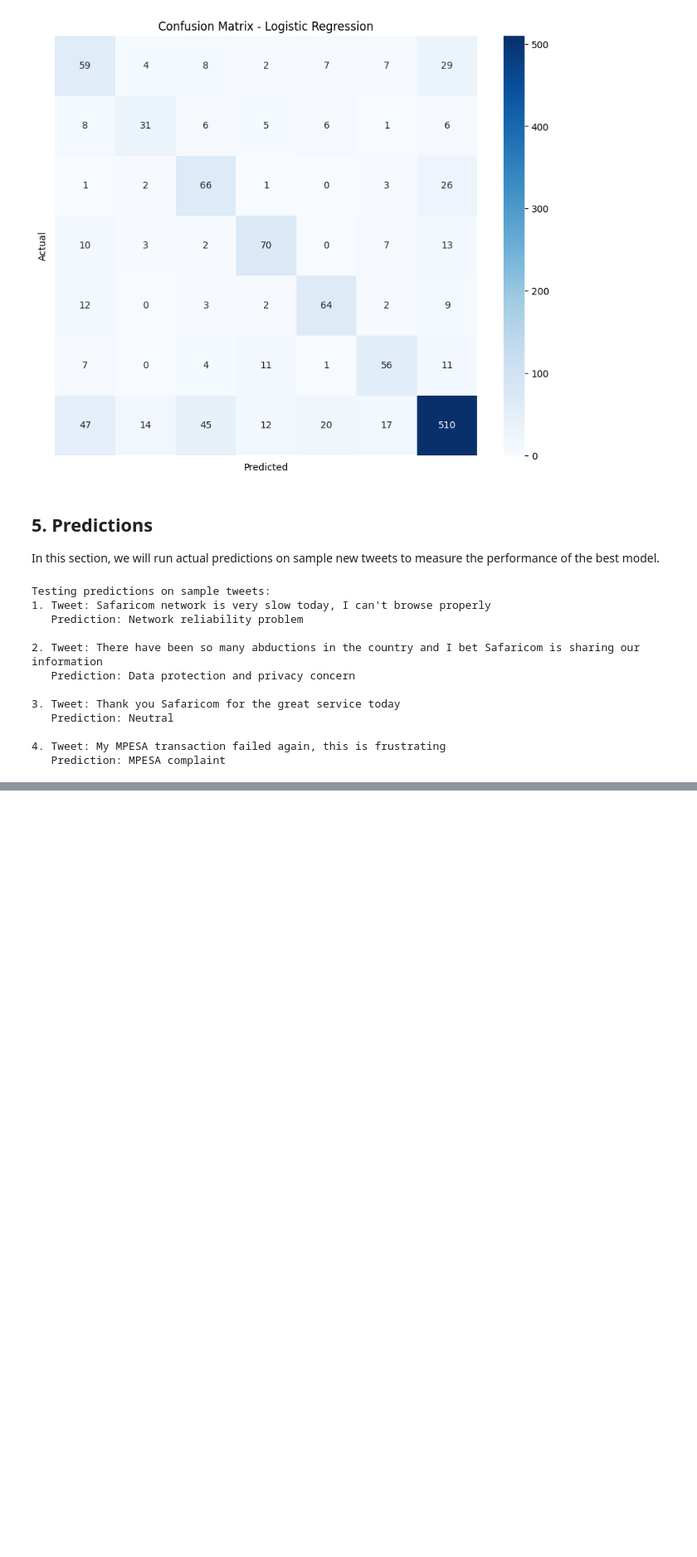
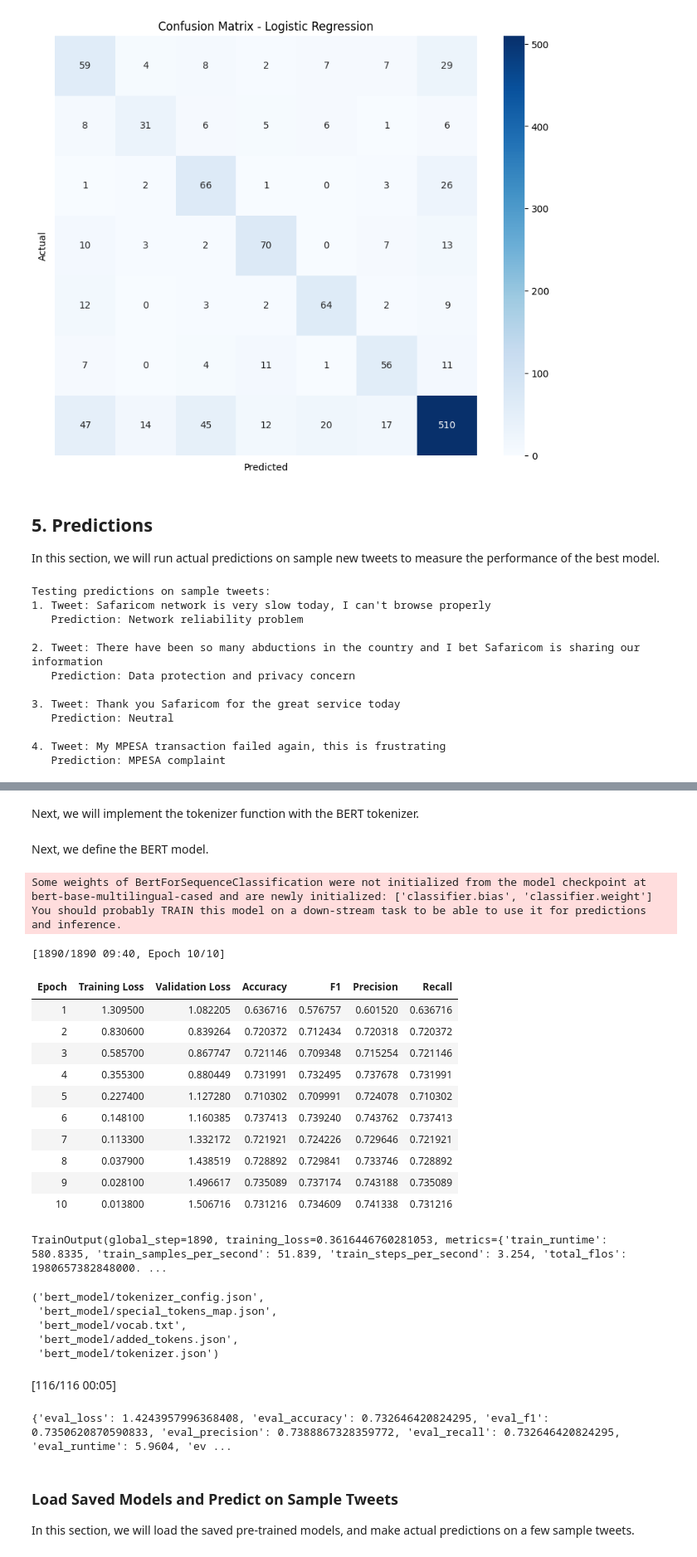
Before and after one commit to Patricknmaina/online_hate-speech_and_complaints_detection, a Jupyter notebook: notebook.ipynb, the cells around one changed output, grey strips where cells are left out. Shown at 83% size. Cells and saved outputs as stored; diff of their text form; code cells hidden in the pictures; blank space fills up the shorter version.

```diff
--- a/notebook.ipynb
+++ b/notebook.ipynb
@@ -495,0 +814,7 @@ Testing predictions on sample tweets:
+# %%
+# define the mBERT tokenizer
+from transformers import BertTokenizer, AutoTokenizer
+
+bert_tokenizer = AutoTokenizer.from_pretrained('bert-base-multilingual-cased')
+# %% [markdown]
+Next, we will implement the tokenizer function with the BERT tokenizer.
@@ -495,0 +844,63 @@ Testing predictions on sample tweets:
+# %%
+# create the dataset objects for train, validation and test sets
+bert_train_dataset = TweetDataset(bert_train_tokens, train_labels)
+bert_val_dataset = TweetDataset(bert_val_tokens, val_labels)
+bert_test_dataset = TweetDataset(bert_test_tokens, test_labels)
+# %% [markdown]
+Next, we define the BERT model.
+# %%
+# define the BERT model
+from transformers import AutoModelForSequenceClassification
+bert_model = AutoModelForSequenceClassification.from_pretrained('bert-base-multilingual-cased', num_labels=7)
+# %% [output]
+Some weights of BertForSequenceClassification were not initialized from the model checkpoint at bert-base-multilingual-cased and are newly initialized: ['classifier.bias', 'classifier.weight']
+You should probably TRAIN this model on a down-stream task to be able to use it for predictions and inference.
+# %%
+# setup the trainer and instantiate the train process
+# initialize the Hugging Face trainer with model, datasets, tokenizer, and evaluation metrics
+trainer = Trainer(
+    model=bert_model,
+    args=training_args,
+    train_dataset=bert_train_dataset,
+    eval_dataset=bert_val_dataset,
+    tokenizer=bert_tokenizer,
+    compute_metrics=compute_metrics
+)
+
+# initialize the training process
+trainer.train()
+# %% [output]
+[1890/1890 09:40, Epoch 10/10]
+| Epoch | Training Loss | Validation Loss | Accuracy | F1 | Precision | Recall |
+| 1 | 1.309500 | 1.082205 | 0.636716 | 0.576757 | 0.601520 | 0.636716 |
+| 2 | 0.830600 | 0.839264 | 0.720372 | 0.712434 | 0.720318 | 0.720372 |
+| 3 | 0.585700 | 0.867747 | 0.721146 | 0.709348 | 0.715254 | 0.721146 |
+| 4 | 0.355300 | 0.880449 | 0.731991 | 0.732495 | 0.737678 | 0.731991 |
+| 5 | 0.227400 | 1.127280 | 0.710302 | 0.709991 | 0.724078 | 0.710302 |
+| 6 | 0.148100 | 1.160385 | 0.737413 | 0.739240 | 0.743762 | 0.737413 |
+| 7 | 0.113300 | 1.332172 | 0.721921 | 0.724226 | 0.729646 | 0.721921 |
+| 8 | 0.037900 | 1.438519 | 0.728892 | 0.729841 | 0.733746 | 0.728892 |
+| 9 | 0.028100 | 1.496617 | 0.735089 | 0.737174 | 0.743188 | 0.735089 |
+| 10 | 0.013800 | 1.506716 | 0.731216 | 0.734609 | 0.741338 | 0.731216 |
+TrainOutput(global_step=1890, training_loss=0.3616446760281053, metrics={'train_runtime': 580.8335, 'train_samples_per_second': 51.839, 'train_steps_per_second': 3.254, 'total_flos': 1980657382848000. ...
+# %%
+# Save the fine-tuned model and tokenizer to the specified directory
+# This allows loading the trained model/tokenizer later for inference or further training
+bert_model.save_pretrained('bert_model/', use_new_zipfile_serialization=True)
+bert_tokenizer.save_pretrained('bert_model/')
+# %% [output]
+('bert_model/tokenizer_config.json',
+ 'bert_model/special_tokens_map.json',
+ 'bert_model/vocab.txt',
+ 'bert_model/added_tokens.json',
+ 'bert_model/tokenizer.json')
+# %%
+# evaluate on the test dataset
+predictions = trainer.evaluate(bert_test_dataset)
+print(predictions)
+# %% [output]
+[116/116 00:05]
+{'eval_loss': 1.4243957996368408, 'eval_accuracy': 0.732646420824295, 'eval_f1': 0.7350620870590833, 'eval_precision': 0.7388867328359772, 'eval_recall': 0.732646420824295, 'eval_runtime': 5.9604, 'ev ...
+# %% [markdown]
+### Load Saved Models and Predict on Sample Tweets
+In this section, we will load the saved pre-trained models, and make actual predictions on a few sample tweets.
```
Also changed, not shown: parts of 38 cells of this notebook.
